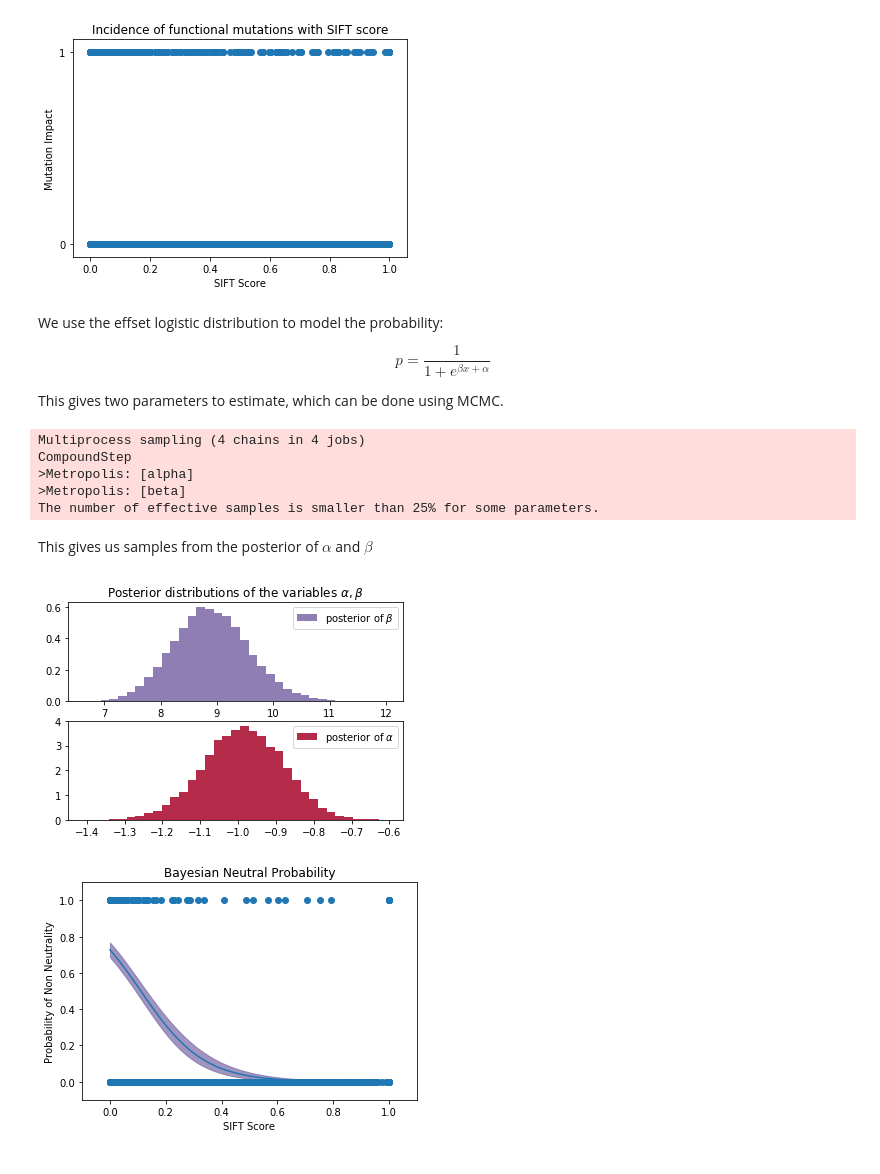
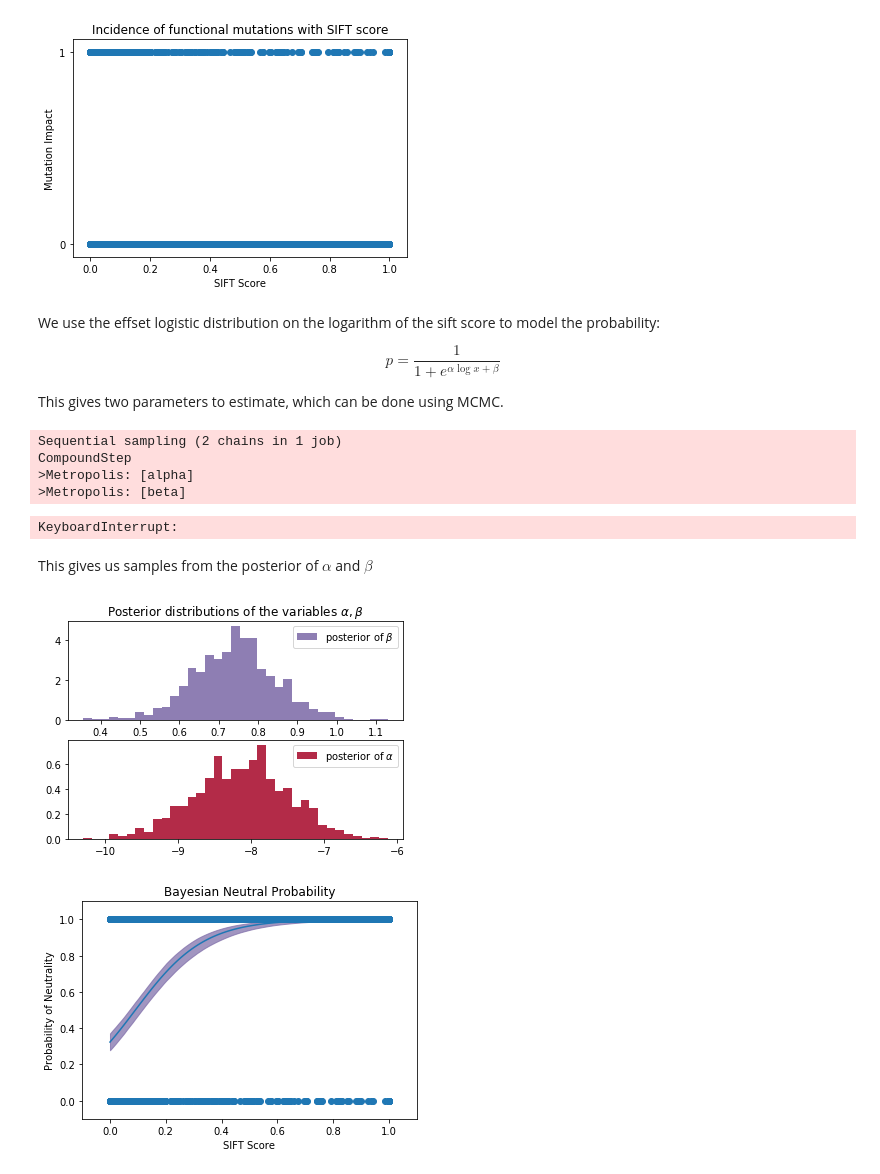
Before and after one commit to allydunham/hog_pathway, a Jupyter notebook: bin/neutral_mutations.ipynb, the cells around one changed output. Drawn from its saved outputs; the diff is of its cells as text; code cells hidden in the pictures.

Commit message:
Added preliminary logic for the gene disruption probability

```diff
--- a/bin/neutral_mutations.ipynb
+++ b/bin/neutral_mutations.ipynb
@@ -29,6 +29,7 @@ impact.head()
 # %%
 sift_data = impact[~np.isnan(impact.sift_score)]
 sift_data = sift_data.loc[:,["sift_score","effect"]]
+sift_data['neutral'] = pd.Series(abs(sift_data.effect - 1), index=sift_data.index)
 
 plt.scatter(sift_data.sift_score, sift_data.effect)
 plt.yticks([0, 1])
@@ -38,32 +39,33 @@ plt.title("Incidence of functional mutations with SIFT score");
 # %% [output]
 [figure]
 # %% [markdown]
-We use the effset logistic distribution to model the probability:
+We use the effset logistic distribution on the logarithm of the sift score to model the probability:
 
 \begin{equation}
-p = \dfrac{1}{1 + e^{\beta x + \alpha}}
+p = \dfrac{1}{1 + e^{\alpha \log{x} + \beta}}
 \end{equation}
 
 This gives two parameters to estimate, which can be done using MCMC.
 # %%
-sift_data = sift_data.sample(1000)
+sift_data2 = sift_data.sample(1000)
+sift_data2['sift_log'] = np.log(sift_data2.sift_score)
 
 with pm.Model() as model:
-    beta = pm.Normal("beta", mu=0, tau=0.001, testval=0)
-    alpha = pm.Normal("alpha", mu=0, tau=0.001, testval=0)
-    p = pm.Deterministic("p", 1.0/(1. + tt.exp(beta*sift_data.sift_score + alpha)))
+    beta = pm.Normal("beta", mu=0, tau=0.0001, testval=0)
+    alpha = pm.Normal("alpha", mu=0, tau=0.0001, testval=0)
+    p = pm.Deterministic("p", 1.0/(1. + beta * sift_data2['sift_score'].values ** alpha ))
 
-    observed = pm.Bernoulli("bernoulli_obs", p, observed=sift_data.effect)
+    observed = pm.Bernoulli("bernoulli_obs", p, observed=sift_data2.neutral)
     start = pm.find_MAP()
     step = pm.Metropolis()
-    trace = pm.sample(120000, step=step, start=start, cores=1)
-    burned_trace = trace[100000::2]
+    trace = pm.sample(100000, step=step, start=start, njobs=1)
+    burned_trace = trace[80000::2]
 # %% [output]
-Multiprocess sampling (4 chains in 4 jobs)
+Sequential sampling (2 chains in 1 job)
 CompoundStep
 >Metropolis: [alpha]
 >Metropolis: [beta]
-The number of effective samples is smaller than 25% for some parameters.
+KeyboardInterrupt:
 # %% [markdown]
 This gives us samples from the posterior of $\alpha$ and $\beta$
 # %%
@@ -82,27 +84,27 @@ plt.hist(alpha_samples, histtype='stepfilled', bins=35, alpha=0.85,
          label=r"posterior of $\alpha$", color="#A60628", density=True)
 plt.legend();
 # %% [output]
-[figure, old version]
+[figure, new version]
 # %%
 s = np.linspace(0, 1, 100)[:, None]
-p_s = 1.0 / (1 + np.exp(np.dot(beta_samples, s.T) + alpha_samples))
+p_s = 1.0 / (1 + np.exp(np.dot(alpha_samples, s.T) + beta_samples))
 
 mean_prob_s = p_s.mean(axis=0)
 # %%
 plt.plot(s, mean_prob_s)
 
 from scipy.stats.mstats import mquantiles
 
 qs = mquantiles(p_s, [0.025, 0.975], axis=0)
 plt.fill_between(s[:, 0], *qs, alpha=0.7,
                  color="#7A68A6")
 
-plt.scatter(sift_data.sift_score, sift_data.effect)
+plt.scatter(sift_data.sift_score, sift_data.neutral)
 
 plt.ylim(-0.1, 1.1)
 plt.xlim(-0.1, 1.1)
-plt.ylabel("Probability of Non Neutrality")
+plt.ylabel("Probability of Neutrality")
 plt.xlabel("SIFT Score")
 plt.title("Bayesian Neutral Probability");
 # %% [output]
-[figure, old version]
+[figure, new version]
```
Also changed, not shown: parts of 1 cell of this notebook, 2 other files.
